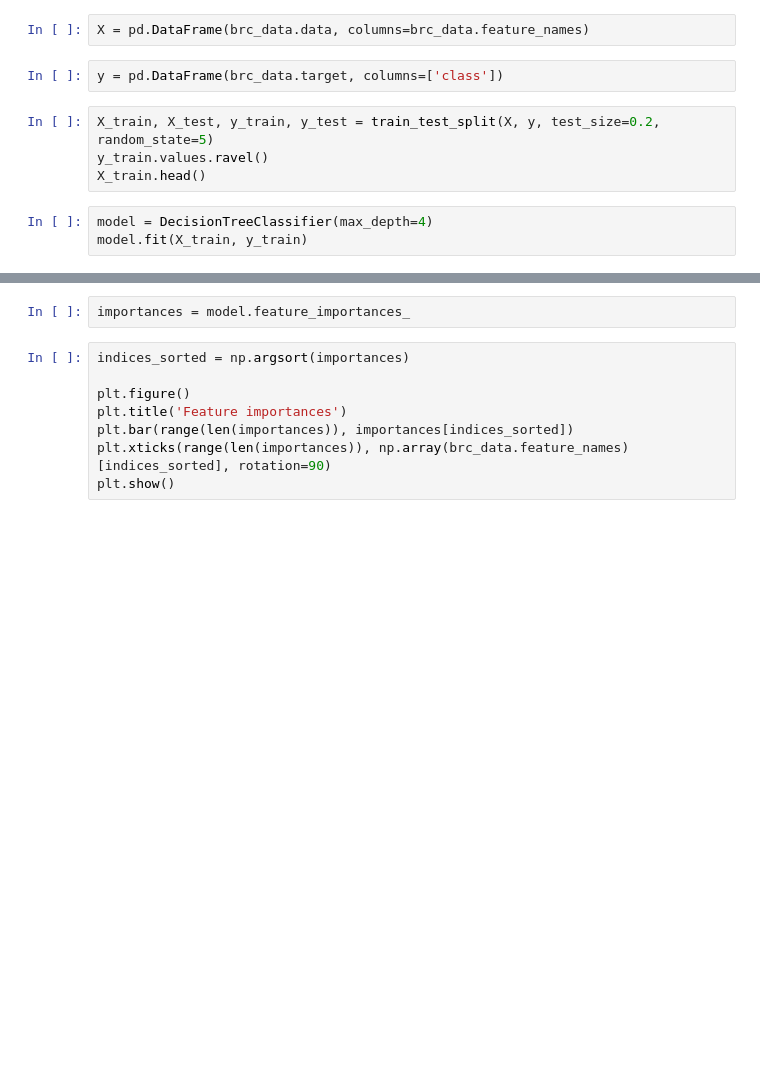
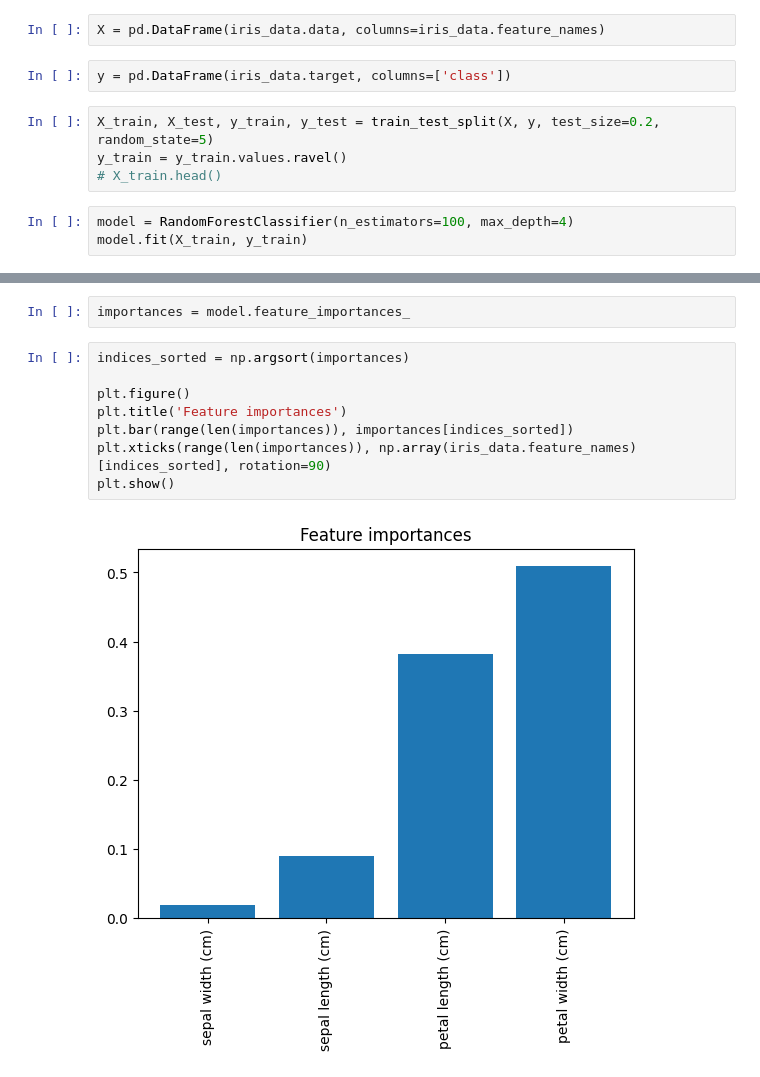
Before and after one commit to bigcherry24/my-java-project, a Jupyter notebook: src/jupyterNotes.ipynb, the cells around one changed output, grey strips where cells are left out. Drawn from its saved outputs; the diff is of its cells as text; blank space fills up the shorter version.

Commit message:
jupyter randomForest example mod

```diff
--- a/src/jupyterNotes.ipynb
+++ b/src/jupyterNotes.ipynb
@@ -31,11 +13,11 @@ Breast cancer wisconsin (diagnostic) dataset
 # %%
-X = pd.DataFrame(brc_data.data, columns=brc_data.feature_names)
+X = pd.DataFrame(iris_data.data, columns=iris_data.feature_names)
 # %%
-y = pd.DataFrame(brc_data.target, columns=['class'])
+y = pd.DataFrame(iris_data.target, columns=['class'])
 # %%
 X_train, X_test, y_train, y_test = train_test_split(X, y, test_size=0.2, random_state=5)
-y_train.values.ravel()
-X_train.head()
+y_train = y_train.values.ravel()
+# X_train.head()
 # %%
-model = DecisionTreeClassifier(max_depth=4)
+model = RandomForestClassifier(n_estimators=100, max_depth=4)
 model.fit(X_train, y_train)
@@ -48,8 +37,10 @@ importances = model.feature_importances_
 # %%
 indices_sorted = np.argsort(importances)
 
 plt.figure()
 plt.title('Feature importances')
 plt.bar(range(len(importances)), importances[indices_sorted])
-plt.xticks(range(len(importances)), np.array(brc_data.feature_names)[indices_sorted], rotation=90)
+plt.xticks(range(len(importances)), np.array(iris_data.feature_names)[indices_sorted], rotation=90)
 plt.show()
+# %% [output]
+[figure, added]
```
Also changed, not shown: parts of 4 cells of this notebook.
